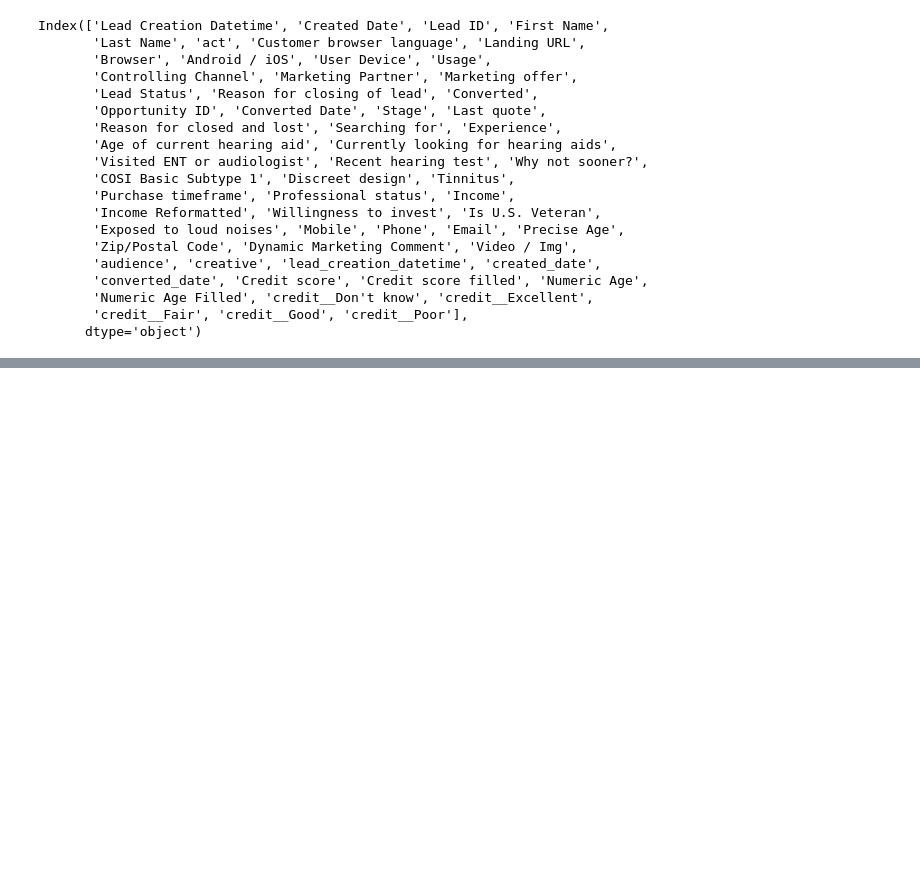
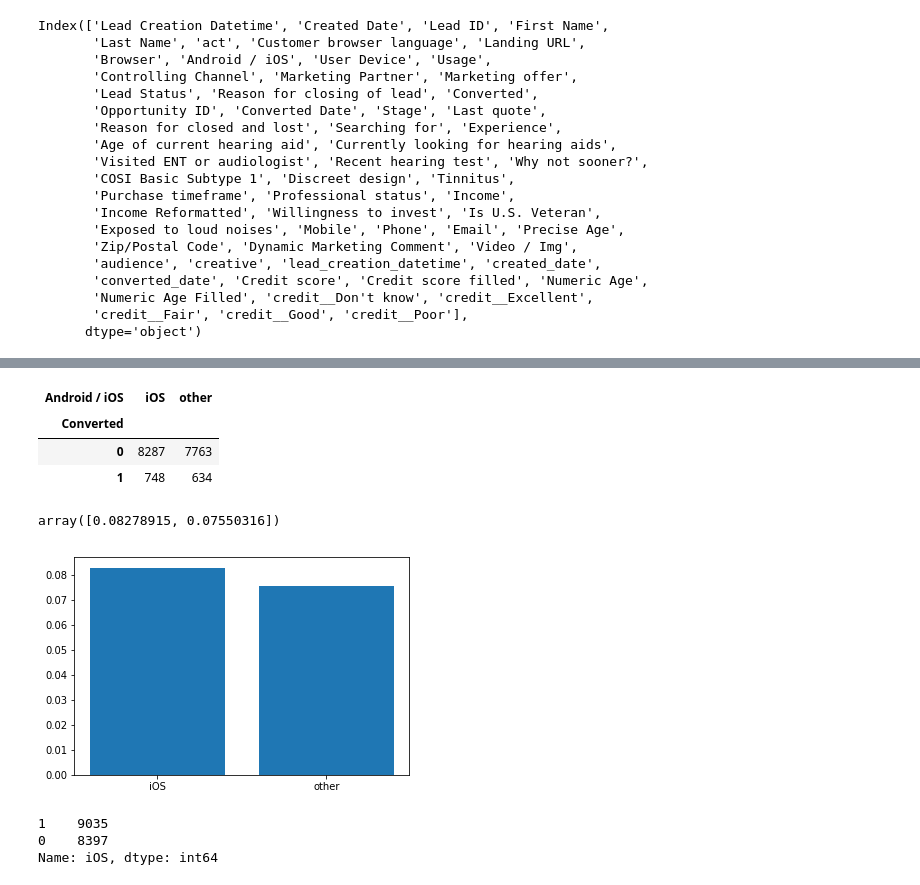
Before and after one commit to joehardy3030/ML, a Jupyter notebook: appt_conv_prediction.ipynb, the cells around one changed output, grey strips where cells are left out. Cells and saved outputs as stored; diff of their text form; code cells hidden in the pictures; blank space fills up the shorter version.

```diff
--- a/appt_conv_prediction.ipynb
+++ b/appt_conv_prediction.ipynb
@@ -251,0 +273,4 @@ NameError: name 'y' is not defined
+# %%
+df['Vet filled'] = df['Is U.S. Veteran'].map(vet_yes_no)
+# %%
+df['Vet filled'] = df['Vet filled'].fillna(0)
@@ -251,0 +320,19 @@ NameError: name 'y' is not defined
+# %%
+ct_conversions_iOS = pd.crosstab(index=df['Converted'], columns = [df['Android / iOS']])
+# %%
+ct_conversions_iOS
+# %% [output]
+| Android / iOS | iOS | other |
+| Converted |  |  |
+| 0 | 8287 | 7763 |
+| 1 | 748 | 634 |
+# %%
+cr2_iOS = ct_conversions_iOS.iloc[1] / (ct_conversions_iOS.iloc[0] + ct_conversions_iOS.iloc[1])
+# %%
+cr2_iOS.values
+# %% [output]
+array([0.08278915, 0.07550316])
+# %%
+f = plt.bar(x=cr2_iOS.index, height=cr2_iOS.values)
+# %% [output]
+[figure, added]
@@ -251,0 +344,6 @@ NameError: name 'y' is not defined
+# %%
+df['iOS'].value_counts()
+# %% [output]
+1    9035
+0    8397
+Name: iOS, dtype: int64
```
Also changed, not shown: parts of 56 cells of this notebook.
